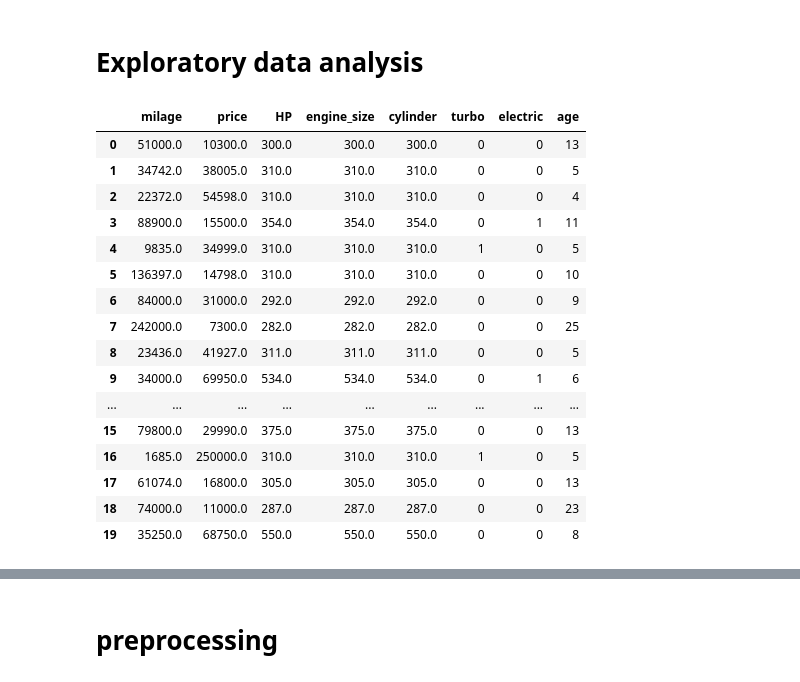
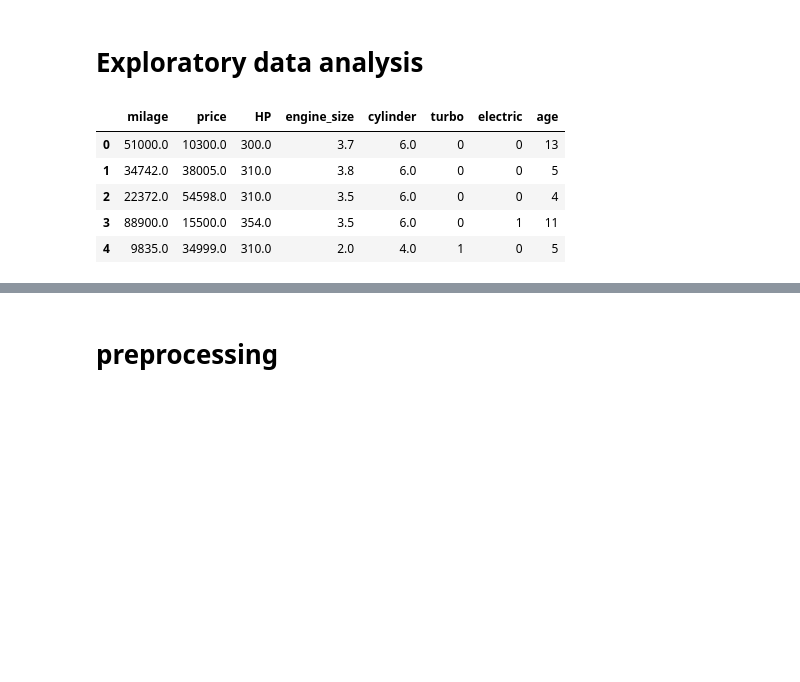
Before and after one commit to Yogesh-BCA-Ds/ML-Small-Projects_1, a Jupyter notebook: regression/Cars.ipynb, the cells around one changed output, grey strips where cells are left out. Saved outputs shown, nothing was run; the diff lists cells and outputs as text; code cells hidden in the pictures; blank space fills up the shorter version.

```diff
--- a/regression/Cars.ipynb
+++ b/regression/Cars.ipynb
@@ -389,8 +385,8 @@ electric         0
 dtype: int64
 # %%
 df['HP'] = df['HP'].fillna(df['HP'].median())
-df['engine_size'] = df['HP'].fillna(df['engine_size'].median())
-df['cylinder'] = df['HP'].fillna(df['cylinder'].median())
+df['engine_size'] = df['engine_size'].fillna(df['engine_size'].median())
+df['cylinder'] = df['cylinder'].fillna(df['cylinder'].median())
 
 df.isna().sum()
 # %% [output]
@@ -419,25 +415,14 @@ Index(['brand', 'milage', 'fuel_type', 'transmission', 'accident', 'price',
 # Exploratory data analysis
 # %%
 numeric = df._get_numeric_data()
-numeric.head(20)
+numeric.head()
 # %% [output]
 |  | milage | price | HP | engine_size | cylinder | turbo | electric | age |
-| 0 | 51000.0 | 10300.0 | 300.0 | 300.0 | 300.0 | 0 | 0 | 13 |
-| 1 | 34742.0 | 38005.0 | 310.0 | 310.0 | 310.0 | 0 | 0 | 5 |
-| 2 | 22372.0 | 54598.0 | 310.0 | 310.0 | 310.0 | 0 | 0 | 4 |
-| 3 | 88900.0 | 15500.0 | 354.0 | 354.0 | 354.0 | 0 | 1 | 11 |
-| 4 | 9835.0 | 34999.0 | 310.0 | 310.0 | 310.0 | 1 | 0 | 5 |
-| 5 | 136397.0 | 14798.0 | 310.0 | 310.0 | 310.0 | 0 | 0 | 10 |
-| 6 | 84000.0 | 31000.0 | 292.0 | 292.0 | 292.0 | 0 | 0 | 9 |
-| 7 | 242000.0 | 7300.0 | 282.0 | 282.0 | 282.0 | 0 | 0 | 25 |
-| 8 | 23436.0 | 41927.0 | 311.0 | 311.0 | 311.0 | 0 | 0 | 5 |
-| 9 | 34000.0 | 69950.0 | 534.0 | 534.0 | 534.0 | 0 | 1 | 6 |
-| ... | ... | ... | ... | ... | ... | ... | ... | ... |
-| 15 | 79800.0 | 29990.0 | 375.0 | 375.0 | 375.0 | 0 | 0 | 13 |
-| 16 | 1685.0 | 250000.0 | 310.0 | 310.0 | 310.0 | 1 | 0 | 5 |
-| 17 | 61074.0 | 16800.0 | 305.0 | 305.0 | 305.0 | 0 | 0 | 13 |
-| 18 | 74000.0 | 11000.0 | 287.0 | 287.0 | 287.0 | 0 | 0 | 23 |
-| 19 | 35250.0 | 68750.0 | 550.0 | 550.0 | 550.0 | 0 | 0 | 8 |
+| 0 | 51000.0 | 10300.0 | 300.0 | 3.7 | 6.0 | 0 | 0 | 13 |
+| 1 | 34742.0 | 38005.0 | 310.0 | 3.8 | 6.0 | 0 | 0 | 5 |
+| 2 | 22372.0 | 54598.0 | 310.0 | 3.5 | 6.0 | 0 | 0 | 4 |
+| 3 | 88900.0 | 15500.0 | 354.0 | 3.5 | 6.0 | 0 | 1 | 11 |
+| 4 | 9835.0 | 34999.0 | 310.0 | 2.0 | 4.0 | 1 | 0 | 5 |
 # %%
 num_col = numeric.columns
 for x in num_col:
```
Also changed, not shown: parts of 32 cells of this notebook.
